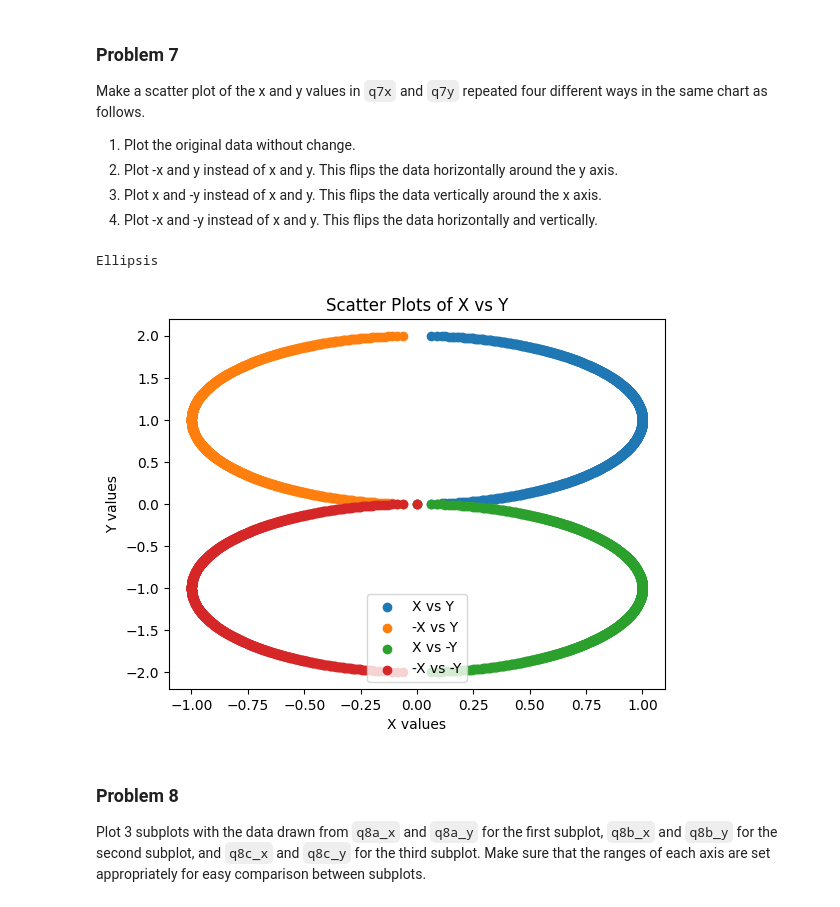
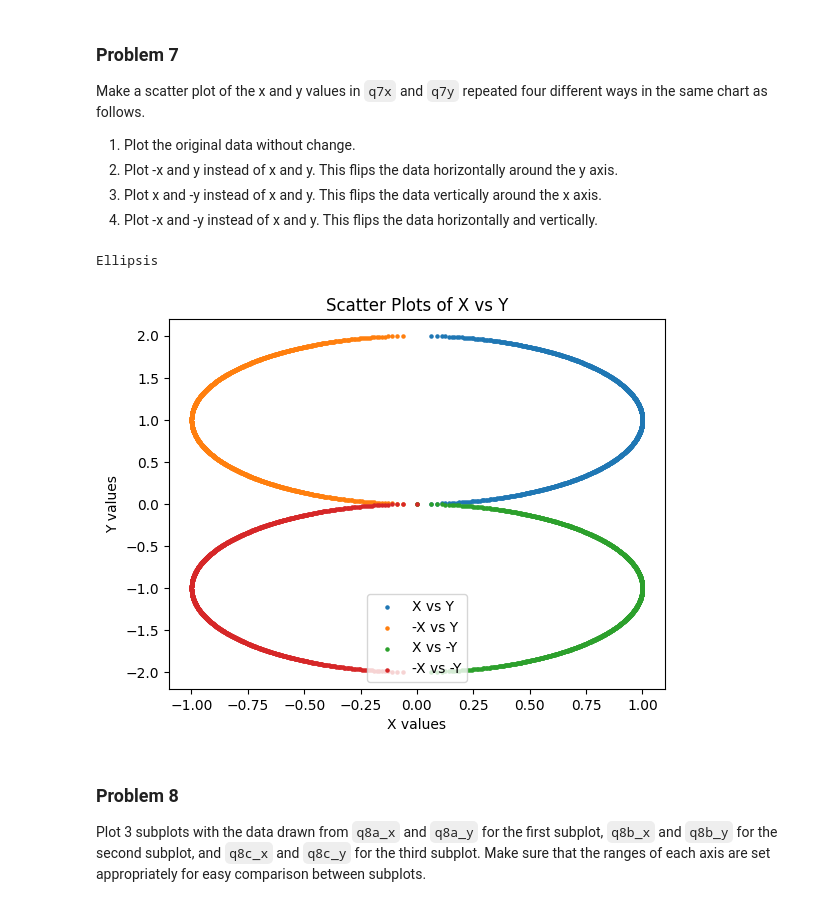
Before and after one commit to bvanson/dx602-homework-05, a Jupyter notebook: homeworTest.ipynb, the cells around one changed output. Drawn from its saved outputs; the diff is of its cells as text; code cells hidden in the pictures.

```diff
--- a/homeworTest.ipynb
+++ b/homeworTest.ipynb
@@ -214,33 +215,33 @@ q7x = [math.sqrt(1 - (y - 1)**2) for y in q7y]
 # %%
 # YOUR CHANGES HERE
 
 #create negative values for x and y
 neg_q7x = [-x for x in q7x]
 neg_q7y = [-x for x in q7y]
 
 # x vs y
 plt.scatter(q7x,q7y,label='X vs Y',s=5)
 # -x vs y
-plt.scatter(neg_q7x,q7y,label='-X vs Y')
+plt.scatter(neg_q7x,q7y,label='-X vs Y',s=5)
 
 # x vs -y
-plt.scatter(q7x,neg_q7y,label='X vs -Y')
+plt.scatter(q7x,neg_q7y,label='X vs -Y',s=5)
 
 # -x vs -y
-plt.scatter(neg_q7x,neg_q7y,label='-X vs -Y')
+plt.scatter(neg_q7x,neg_q7y,label='-X vs -Y',s=5)
 
 # labels
 plt.xlabel('X values')
 plt.ylabel('Y values')
 plt.title('Scatter Plots of X vs Y')
 plt.legend()
 
 
 
 ...
 # %% [output]
 Ellipsis
-[figure, old version]
+[figure, new version]
 # %% [markdown]
 ### Problem 8
 
```
Also changed, not shown: parts of 7 cells of this notebook.
